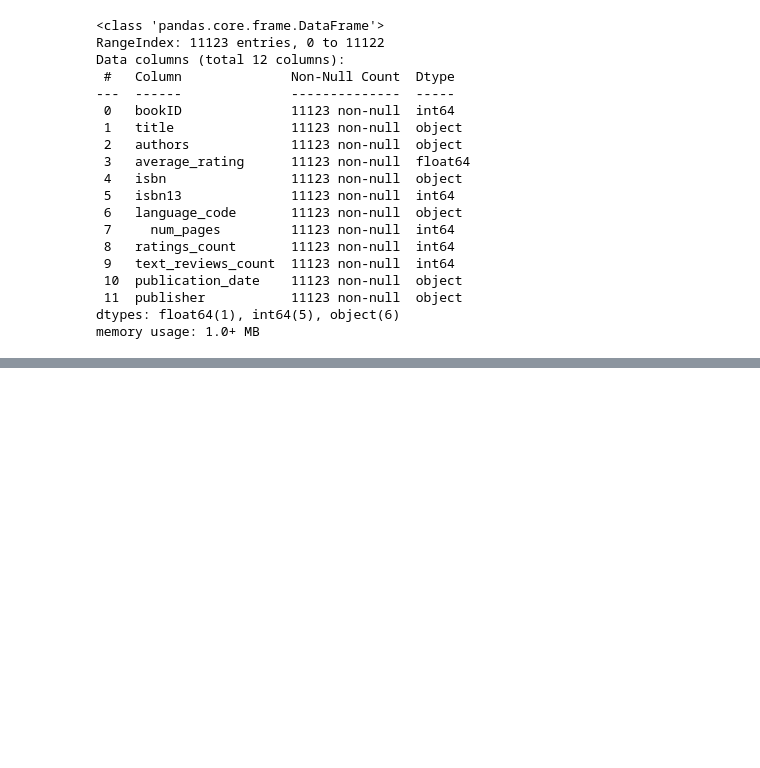
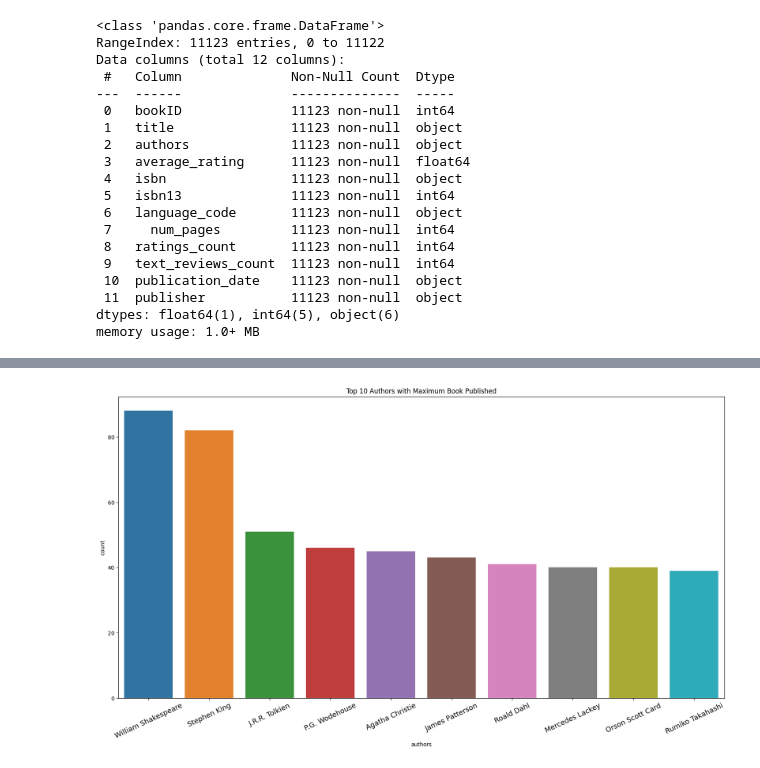
Before and after one commit to manascb1344/Book-Recommender-System, a Jupyter notebook: main.ipynb, the cells around one changed output, grey strips where cells are left out. Drawn from its saved outputs; the diff is of its cells as text; code cells hidden in the pictures; blank space fills up the shorter version.

```diff
--- a/main.ipynb
+++ b/main.ipynb
@@ -55,0 +90,7 @@ memory usage: 1.0+ MB
+# %%
+df['year'] = df['publication_date'].str.split('/')
+df['year'] = df['year'].apply(lambda x: x[2])
+# %%
+df.drop(['publication_date'], inplace = True, axis = 1)
+# %%
+df['year'] = df['year'].astype('int64')
@@ -55,0 +119,2 @@ memory usage: 1.0+ MB
+# %%
+df['publisher'] = df['publisher'].replace('Scholastic Inc.', 'Scholastic')
@@ -55,0 +157,8 @@ memory usage: 1.0+ MB
+# %%
+plt.figure(figsize=(20, 10))
+sns.countplot(x = 'authors', data = df, order = df['authors'].value_counts().iloc[:10].index)
+plt.title("Top 10 Authors with Maximum Book Published")
+plt.xticks(fontsize=13, rotation = 25)
+plt.show()
+# %% [output]
+[figure, added]
```
Also changed, not shown: parts of 25 cells of this notebook, 2 other files.
